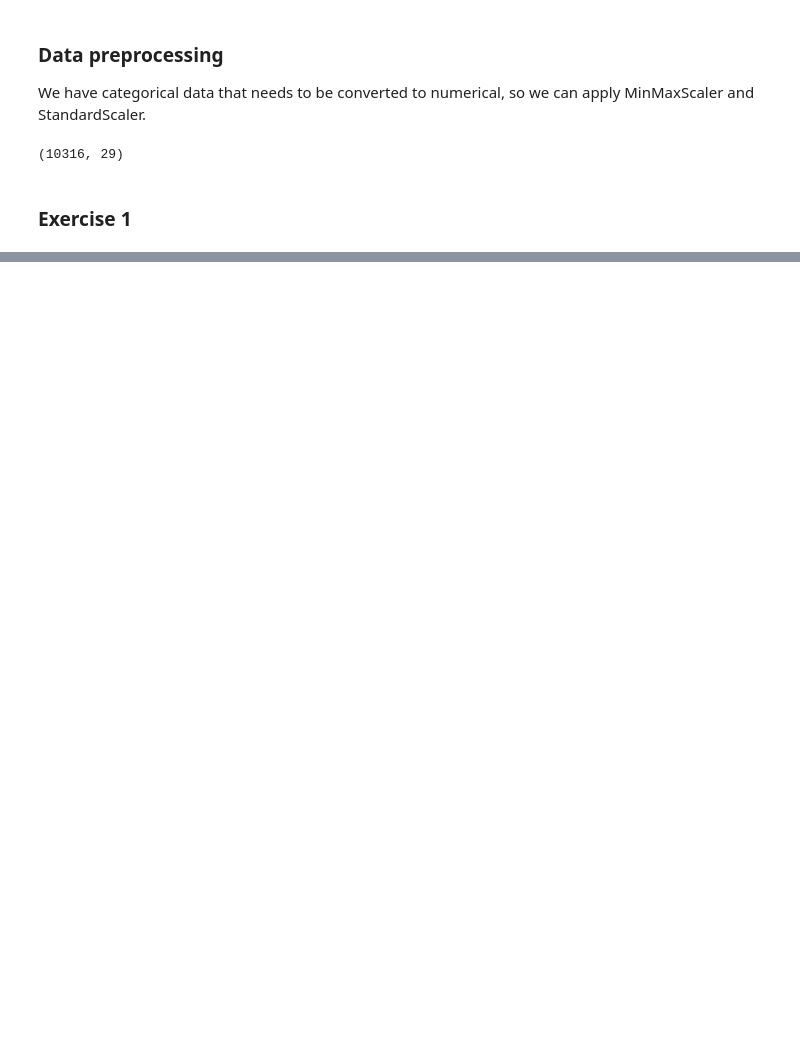
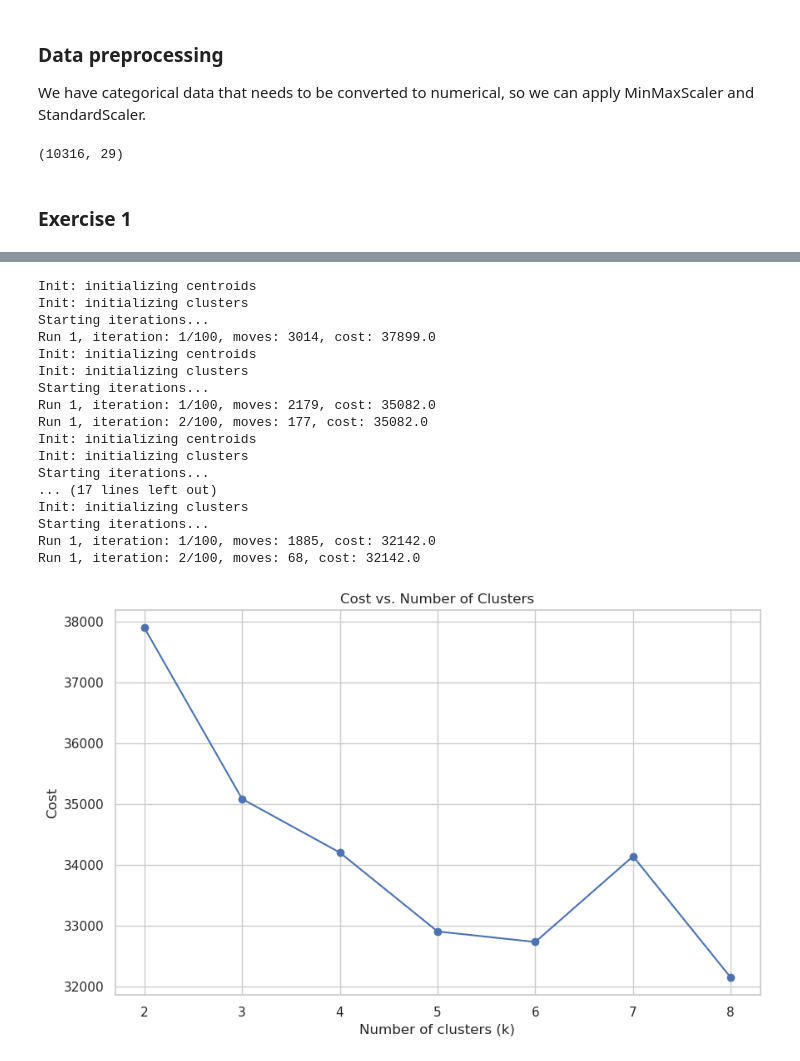
Before and after one commit to guiijose/Machine-Learning, a Jupyter notebook: homeworks/hw4/hw4.ipynb, the cells around one changed output, grey strips where cells are left out. Cells and saved outputs as stored; diff of their text form; code cells hidden in the pictures; blank space fills up the shorter version.

```diff
--- a/homeworks/hw4/hw4.ipynb
+++ b/homeworks/hw4/hw4.ipynb
@@ -103,0 +115,36 @@ Usually to determine the optimal number of clusters, we look for an elbow point
+# %%
+# Apply K-modes clustering with different values of k
+cost = []
+k_values = range(2, 9)
+for kmeans in k_values:
+    kmodes = KModes(n_clusters=kmeans, init='Huang', n_init=1, verbose=1, random_state=42)
+    clusters = kmodes.fit_predict(df_selected)
+    cost.append(kmodes.cost_)
+
+# Plot the cost for each value of k
+plt.figure(figsize=(10, 6))
+plt.plot(k_values, cost, marker='o')
+plt.xlabel('Number of clusters (k)')
+plt.ylabel('Cost')
+plt.title('Cost vs. Number of Clusters')
+plt.grid(True)  # Add grid for better readability
+plt.show()
+# %% [output]
+Init: initializing centroids
+Init: initializing clusters
+Starting iterations...
+Run 1, iteration: 1/100, moves: 3014, cost: 37899.0
+Init: initializing centroids
+Init: initializing clusters
+Starting iterations...
+Run 1, iteration: 1/100, moves: 2179, cost: 35082.0
+Run 1, iteration: 2/100, moves: 177, cost: 35082.0
+Init: initializing centroids
+Init: initializing clusters
+Starting iterations...
+... (17 lines left out)
+Init: initializing clusters
+Starting iterations...
+Run 1, iteration: 1/100, moves: 1885, cost: 32142.0
+Run 1, iteration: 2/100, moves: 68, cost: 32142.0
+[figure, added]
```
Also changed, not shown: parts of 18 cells of this notebook, 1 other file.
